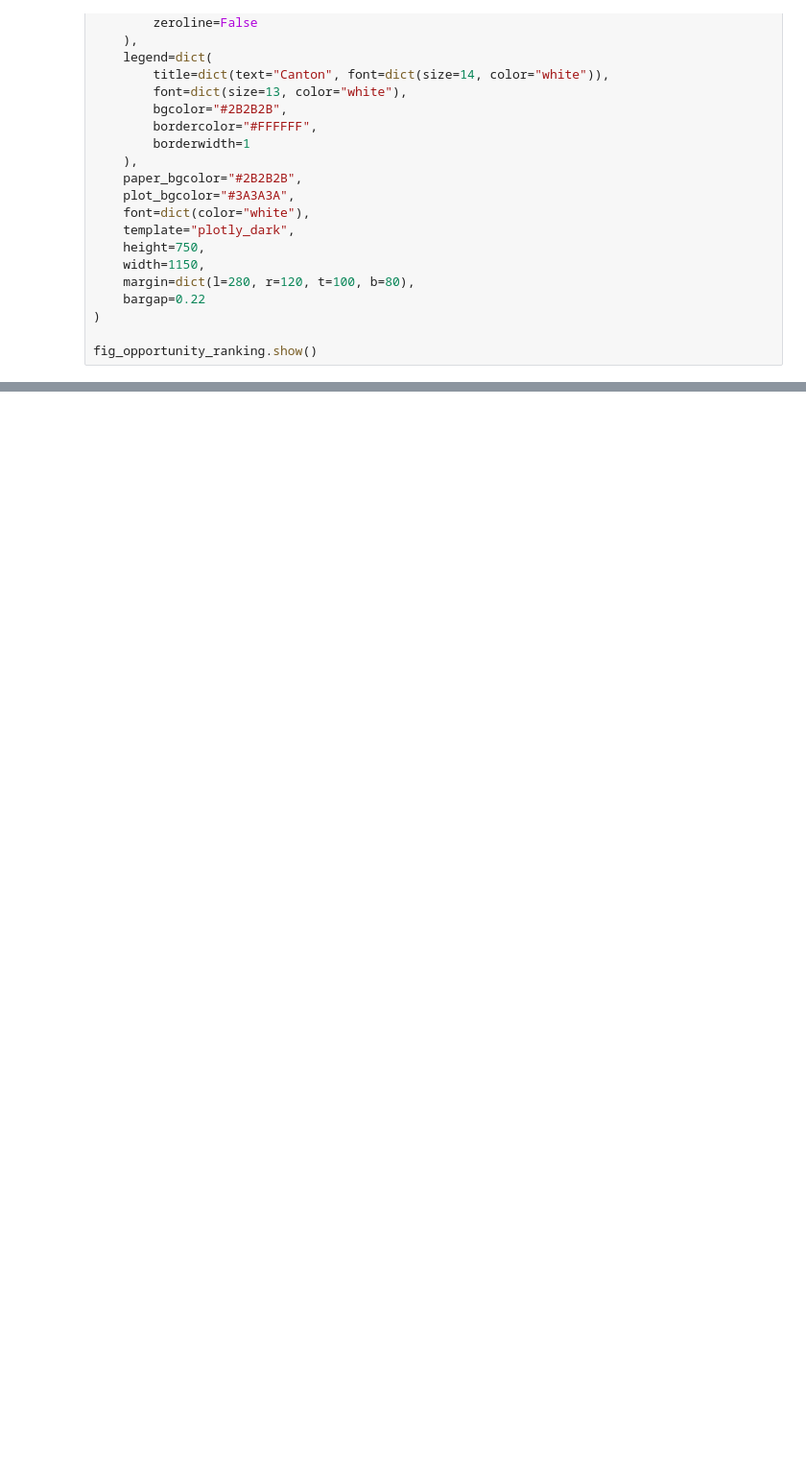
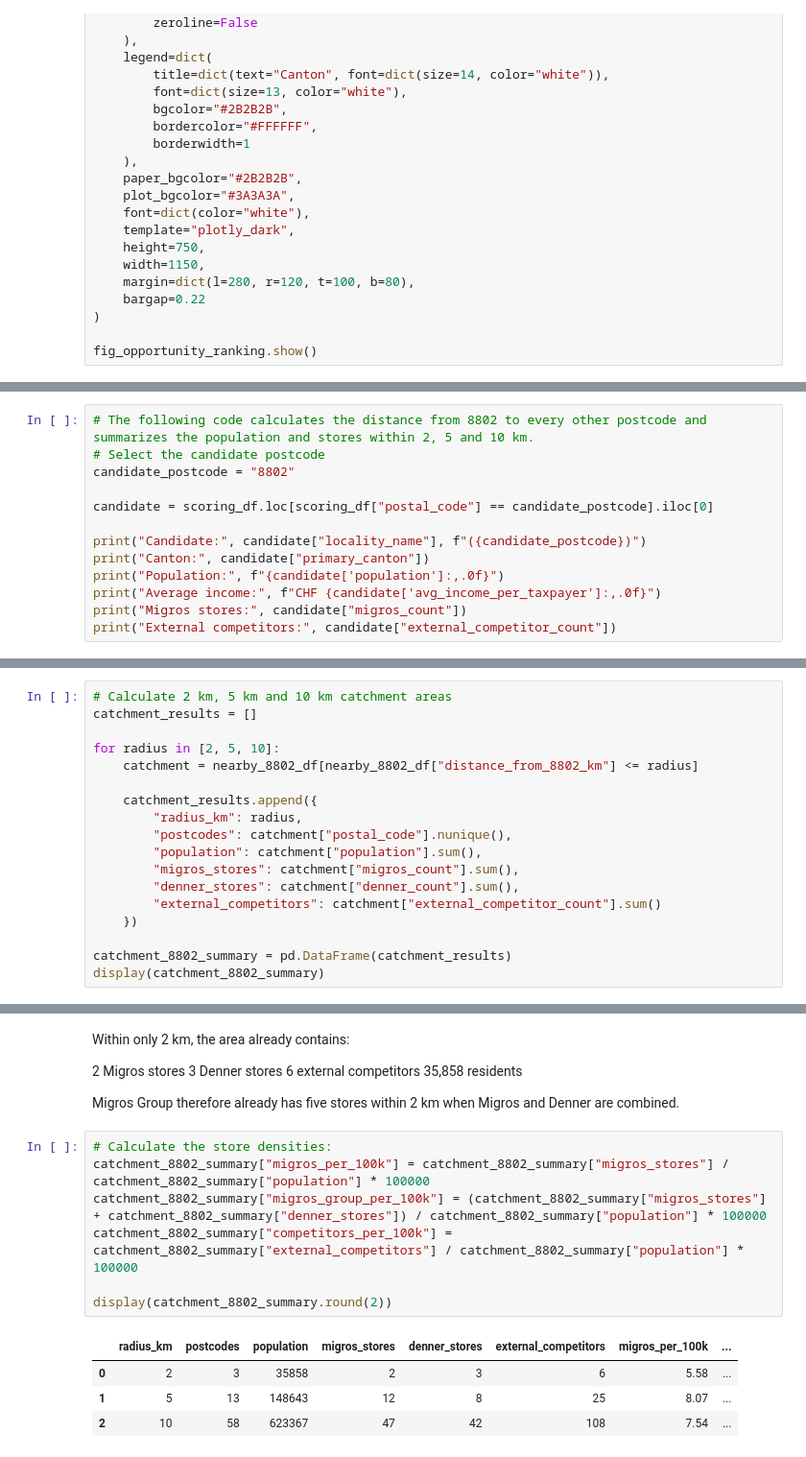
Before and after one commit to laravich/migros-store-location-analysis, a Jupyter notebook: 07_opportunity_analysis.ipynb, the cells around one changed output, grey strips where cells are left out. Shown at 96% size. Drawn from its saved outputs; the diff is of its cells as text; blank space fills up the shorter version.

```diff
--- a/07_opportunity_analysis.ipynb
+++ b/07_opportunity_analysis.ipynb
@@ -1313,0 +1323,13 @@ fig_opportunity_ranking.show()
+# %%
+# The following code calculates the distance from 8802 to every other postcode and summarizes the population and stores within 2, 5 and 10 km.
+# Select the candidate postcode
+candidate_postcode = "8802"
+
+candidate = scoring_df.loc[scoring_df["postal_code"] == candidate_postcode].iloc[0]
+
+print("Candidate:", candidate["locality_name"], f"({candidate_postcode})")
+print("Canton:", candidate["primary_canton"])
+print("Population:", f"{candidate['population']:,.0f}")
+print("Average income:", f"CHF {candidate['avg_income_per_taxpayer']:,.0f}")
+print("Migros stores:", candidate["migros_count"])
+print("External competitors:", candidate["external_competitor_count"])
@@ -1313,0 +1406,18 @@ fig_opportunity_ranking.show()
+# %%
+# Calculate 2 km, 5 km and 10 km catchment areas
+catchment_results = []
+
+for radius in [2, 5, 10]:
+    catchment = nearby_8802_df[nearby_8802_df["distance_from_8802_km"] <= radius]
+
+    catchment_results.append({
+        "radius_km": radius,
+        "postcodes": catchment["postal_code"].nunique(),
+        "population": catchment["population"].sum(),
+        "migros_stores": catchment["migros_count"].sum(),
+        "denner_stores": catchment["denner_count"].sum(),
+        "external_competitors": catchment["external_competitor_count"].sum()
+    })
+
+catchment_8802_summary = pd.DataFrame(catchment_results)
+display(catchment_8802_summary)
@@ -1313,0 +1466,21 @@ fig_opportunity_ranking.show()
+# %% [markdown]
+Within only 2 km, the area already contains:
+
+2 Migros stores
+3 Denner stores
+6 external competitors
+35,858 residents
+
+Migros Group therefore already has five stores within 2 km when Migros and Denner are combined.
+# %%
+# Calculate the store densities:
+catchment_8802_summary["migros_per_100k"] = catchment_8802_summary["migros_stores"] / catchment_8802_summary["population"] * 100000
+catchment_8802_summary["migros_group_per_100k"] = (catchment_8802_summary["migros_stores"] + catchment_8802_summary["denner_stores"]) / catchment_8802_summary["population"] * 100000
+catchment_8802_summary["competitors_per_100k"] = catchment_8802_summary["external_competitors"] / catchment_8802_summary["population"] * 100000
+
+display(catchment_8802_summary.round(2))
+# %% [output]
+|  | radius_km | postcodes | population | migros_stores | denner_stores | external_competitors | migros_per_100k | ... |
+| 0 | 2 | 3 | 35858 | 2 | 3 | 6 | 5.58 | ... |
+| 1 | 5 | 13 | 148643 | 12 | 8 | 25 | 8.07 | ... |
+| 2 | 10 | 58 | 623367 | 47 | 42 | 108 | 7.54 | ... |
```
Also changed, not shown: parts of 14 cells of this notebook.
